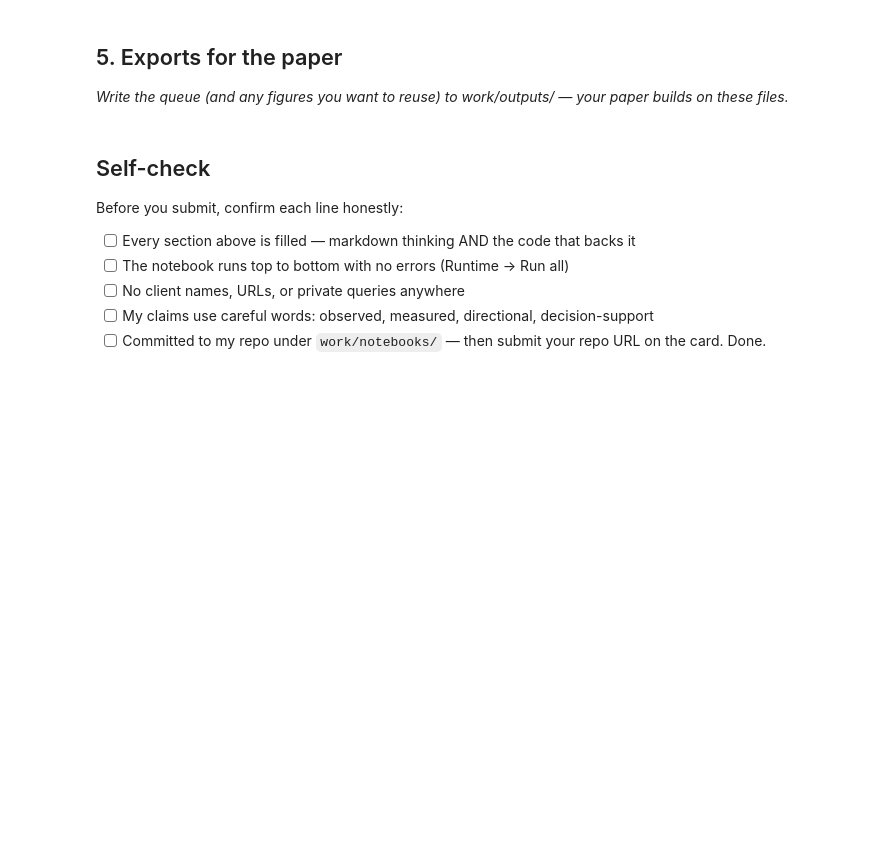
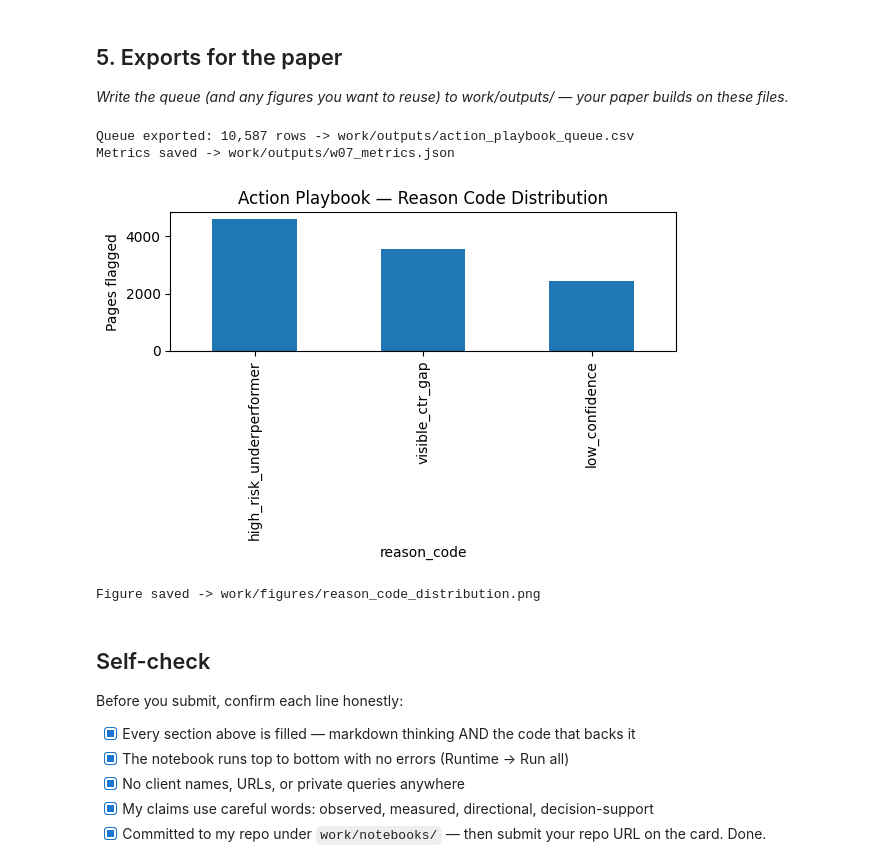
Before and after one commit to nooragab/flyrank-ml-internship, a Jupyter notebook: work/notebooks/w07_action_playbook.ipynb, the cells around one changed output. Drawn from its saved outputs; the diff is of its cells as text; code cells hidden in the pictures; blank space fills up the shorter version.

```diff
--- a/work/notebooks/w07_action_playbook.ipynb
+++ b/work/notebooks/w07_action_playbook.ipynb
@@ -15,0 +106,23 @@ This skeleton is yours to fill. Work the sections **in order** — each one has
+# %%
+test_eval = test.copy()
+test_eval["model_prob"] = rf.predict_proba(X_test)[:, 1]
+
+def assign_reason_action(row):
+    if row["model_prob"] >= 0.65:
+        return "high_risk_underperformer", "review_for_refresh"
+    elif row["ctr_gap"] > 0.001 and row["avg_position_month"] <= 20:
+        return "visible_ctr_gap", "review_metadata"
+    elif row["model_prob"] >= 0.5:
+        return "low_confidence", "monitor_only"
+    else:
+        return "not_flagged", "no_action"
+
+test_eval[["reason_code", "action"]] = test_eval.apply(
+    lambda r: pd.Series(assign_reason_action(r)), axis=1
+)
+
+playbook_queue = test_eval[test_eval["action"] != "no_action"].sort_values("model_prob", ascending=False)
+
+print(f"Flagged pages: {len(playbook_queue):,} of {len(test_eval):,} in the held-out set")
+print(playbook_queue["reason_code"].value_counts())
+playbook_queue[["content_hash_id", "client_hash_id", "model_prob", "reason_code", "action"]].head(10)
@@ -44,10 +276,49 @@ This skeleton is yours to fill. Work the sections **in order** — each one has
+# %%
+os.makedirs("work/outputs", exist_ok=True)
+os.makedirs("work/figures", exist_ok=True)
+
+# Export the queue (stays out of git, regenerated each run)
+playbook_queue.to_csv("work/outputs/action_playbook_queue.csv", index=False)
+print(f"Queue exported: {len(playbook_queue):,} rows -> work/outputs/action_playbook_queue.csv")
+
+# Export metrics JSON (this one gets committed — it's the paper's receipts)
+metrics = {
+    "model": "random_forest",
+    "split": "client_holdout (GroupShuffleSplit)",
+    "precision_at_50_grouped": 0.72,
+    "precision_at_50_random_split_leakage_check": 0.98,
+    "train_rows": len(train), "test_rows": len(test),
+    "n_clients_train": int(train["client_hash_id"].nunique()),
+    "n_clients_test": int(test["client_hash_id"].nunique()),
+    "flagged_in_queue": len(playbook_queue),
+}
+with open("work/outputs/w07_metrics.json", "w") as f:
+    json.dump(metrics, f, indent=2)
+print("Metrics saved -> work/outputs/w07_metrics.json")
+# %% [output]
+Queue exported: 10,587 rows -> work/outputs/action_playbook_queue.csv
+Metrics saved -> work/outputs/w07_metrics.json
+# %%
+import matplotlib.pyplot as plt
+
+fig, ax = plt.subplots(figsize=(6,4))
+playbook_queue["reason_code"].value_counts().plot(kind="bar", ax=ax)
+ax.set_title("Action Playbook — Reason Code Distribution")
+ax.set_ylabel("Pages flagged")
+plt.tight_layout()
+plt.savefig("work/figures/reason_code_distribution.png", dpi=150)
+plt.show()
+print("Figure saved -> work/figures/reason_code_distribution.png")
+# %% [output]
+[figure, added]
+Figure saved -> work/figures/reason_code_distribution.png
 # %% [markdown]
 ## Self-check
 
 Before you submit, confirm each line honestly:
 
-- [ ] Every section above is filled — markdown thinking AND the code that backs it
-- [ ] The notebook runs top to bottom with no errors (Runtime → Run all)
-- [ ] No client names, URLs, or private queries anywhere
-- [ ] My claims use careful words: observed, measured, directional, decision-support
-- [ ] Committed to my repo under `work/notebooks/` — then submit your repo URL on the card. Done.
+- [x] Every section above is filled — markdown thinking AND the code that backs it
+- [x] The notebook runs top to bottom with no errors (Runtime → Run all)
+- [x] No client names, URLs, or private queries anywhere
+- [x] My claims use careful words: observed, measured, directional, decision-support
+- [x] Committed to my repo under `work/notebooks/` — then submit your repo URL on the card. Done.
```
Also changed, not shown: parts of 16 cells of this notebook.
